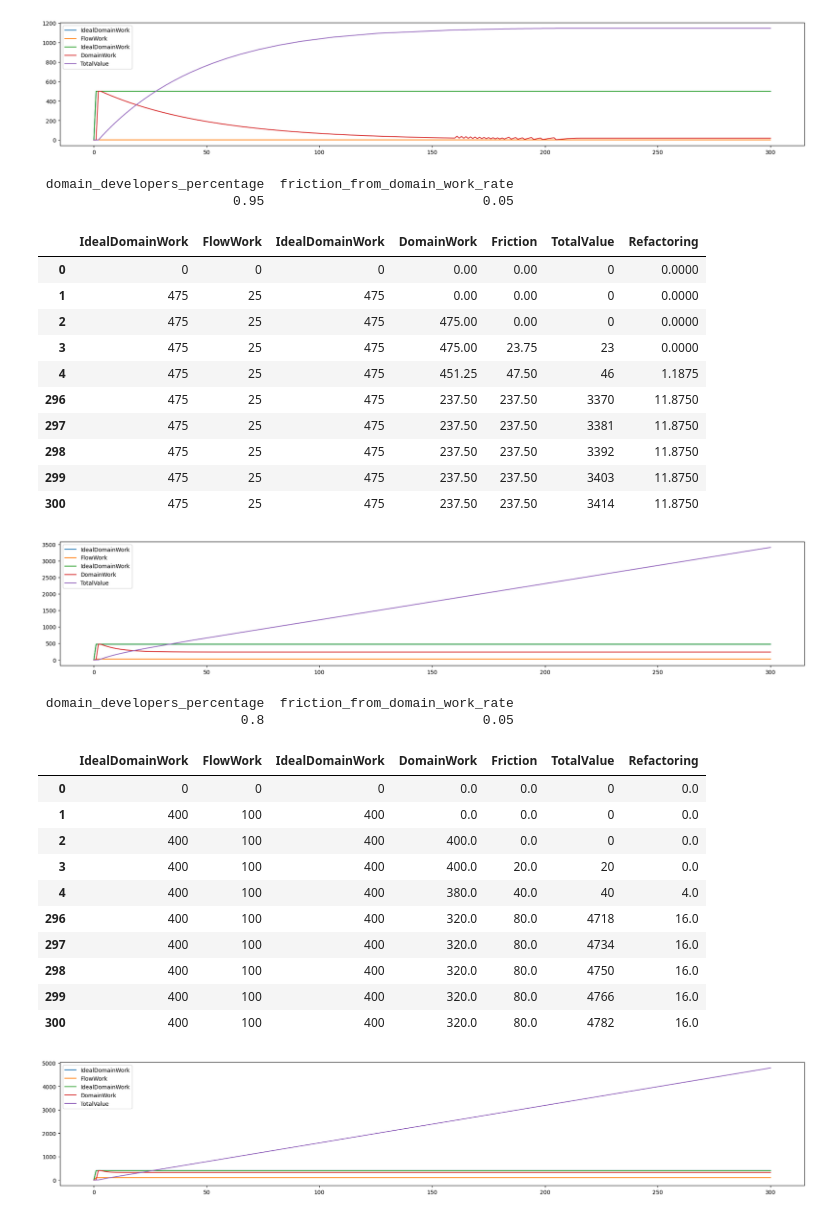
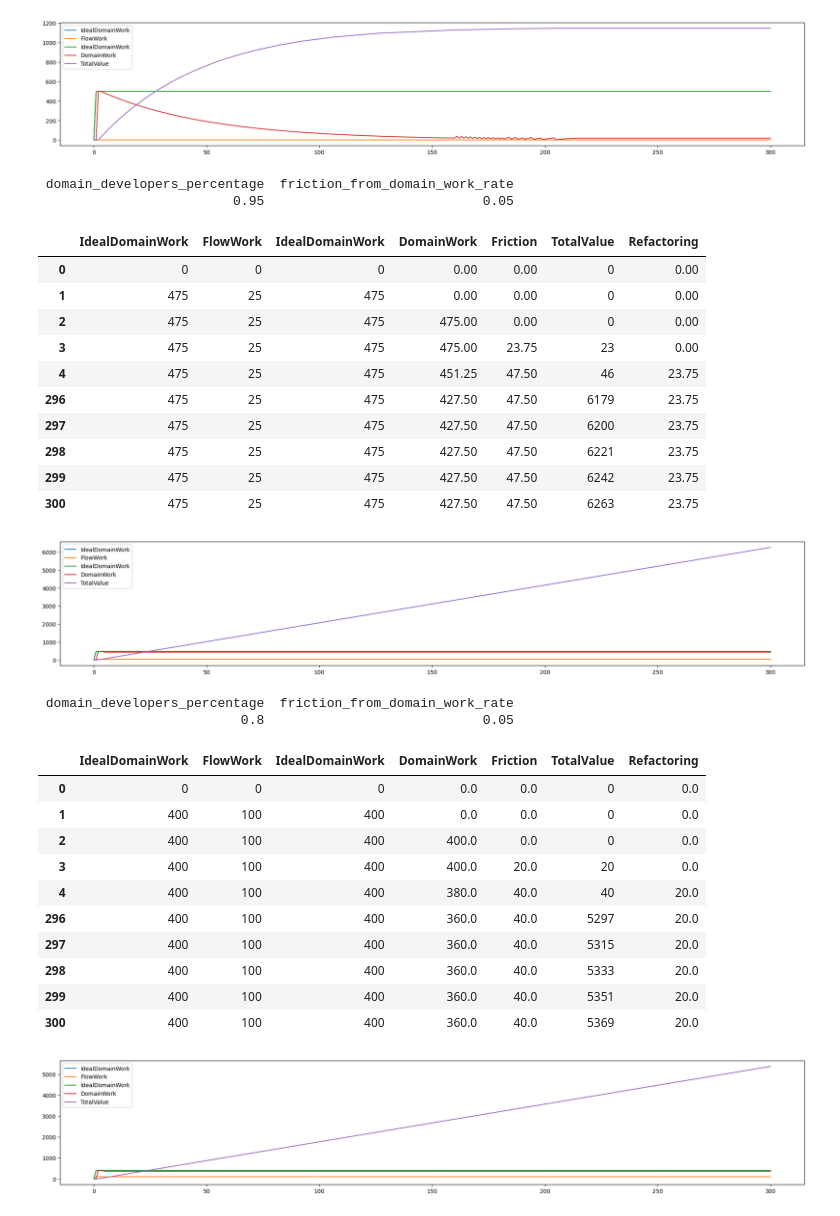
Before and after one commit to aljorhythm/system-of-work, a Jupyter notebook: friction.ipynb, the cells around one changed output. Drawn from its saved outputs; the diff is of its cells as text; code cells hidden in the pictures.

```diff
--- a/friction.ipynb
+++ b/friction.ipynb
@@ -21,20 +45,30 @@ def model_refactoring(domain_developers_percentage, friction_from_domain_work_ra
 
     spec = """
 
+    # Constant funding
     [Funding] > Developers({total_developers_count}) @ {total_developers_count}
+
+    # Funding flows into work
+    ## Ideal domain work that is directly observable by users if there were no friction
     Developers > IdealDomainWork @ {domain_developers}
+    ## Flow work includes refactoring, pipeline optimization
     Developers > FlowWork @ {flow_developers}
 
+    # Actual domain work is less that ideal due to friction
     IdealDomainWork         > [Sink] @ Conversion(1)
     [calculateDomainWork]   > DomainWork @ (IdealDomainWork - Friction)
+
+    # Domain work translates to value
+    # 0.05 is an arbitrary number for line to fit in graph nicely
     DomainWork              > TotalValue @ Conversion(0.05)
+
+    # FlowWork translates to refactoring value in some way
     FlowWork                > [Sink2] @ Conversion(1)
+    Refactoring             > [Sink3] @ Conversion(1)
+    [Refactor]              > Refactoring(0, Friction) @ FlowWork
 
-    Refactoring             > [Sink3] @ Conversion(1)
-    [Refactor]              > Refactoring(0, Friction) @ (FlowWork / Developers * Friction)
-
+    # Friction is increased by DomainWork and reduced by Refactoring
     [WorkFriction]          > Friction @ (DomainWork * {friction_from_domain_work_rate} - Refactoring)
-
 
     """.format(total_developers_count=total_developers_count, domain_developers=domain_developers, flow_developers=flow_developers, friction_from_domain_work_rate=friction_from_domain_work_rate)
     # print(spec)
@@ -50,51 +84,52 @@ def model_refactoring(domain_developers_percentage, friction_from_domain_work_ra
     df[['IdealDomainWork', 'FlowWork', 'IdealDomainWork', 'DomainWork', 'TotalValue']].plot(figsize=(24, 4))
     plt.show()
 # %%
-param_sets = [[1, 0.01], [1, 0.02], [0.95, 0.05], [0.8, 0.05], [0.5, 0.05]]
-x = [model_refactoring(param_set[0], param_set[1]) for param_set in param_sets]
+param_sets = [
+    [[""],1 ,0.01], [1, 0.02], [0.95, 0.05], [0.8, 0.05], [0.5, 0.05]]
+x = [model_refactoring(*param_set) for param_set in param_sets]
 # %% [output]
  domain_developers_percentage  friction_from_domain_work_rate
                             1                            0.01
 |  | IdealDomainWork | FlowWork | IdealDomainWork | DomainWork | Friction | TotalValue | Refactoring |
 | 0 | 0 | 0 | 0 | 0.000000 | 0.000000 | 0 | 0 |
 | 1 | 500 | 0 | 500 | 0.000000 | 0.000000 | 0 | 0 |
 | 2 | 500 | 0 | 500 | 500.000000 | 0.000000 | 0 | 0 |
 | 3 | 500 | 0 | 500 | 500.000000 | 5.000000 | 25 | 0 |
 | 4 | 500 | 0 | 500 | 495.000000 | 10.000000 | 50 | 0 |
 | 296 | 500 | 0 | 500 | 25.527574 | 474.730307 | 2227 | 0 |
 | 297 | 500 | 0 | 500 | 25.269693 | 474.985583 | 2228 | 0 |
 | 298 | 500 | 0 | 500 | 25.014417 | 475.238280 | 2229 | 0 |
 | 299 | 500 | 0 | 500 | 24.761720 | 475.488424 | 2230 | 0 |
 | 300 | 500 | 0 | 500 | 24.511576 | 475.736041 | 2231 | 0 |
 [figure]
  domain_developers_percentage  friction_from_domain_work_rate
                             1                            0.02
 |  | IdealDomainWork | FlowWork | IdealDomainWork | DomainWork | Friction | TotalValue | Refactoring |
 | 0 | 0 | 0 | 0 | 0.00000 | 0.000000 | 0 | 0 |
 | 1 | 500 | 0 | 500 | 0.00000 | 0.000000 | 0 | 0 |
 | 2 | 500 | 0 | 500 | 500.00000 | 0.000000 | 0 | 0 |
 | 3 | 500 | 0 | 500 | 500.00000 | 10.000000 | 25 | 0 |
 | 4 | 500 | 0 | 500 | 490.00000 | 20.000000 | 50 | 0 |
 | 296 | 500 | 0 | 500 | 18.76882 | 530.409553 | 1145 | 0 |
 | 297 | 500 | 0 | 500 | 18.76882 | 530.784929 | 1145 | 0 |
 | 298 | 500 | 0 | 500 | 18.76882 | 531.160305 | 1145 | 0 |
 | 299 | 500 | 0 | 500 | 18.76882 | 531.535682 | 1145 | 0 |
 | 300 | 500 | 0 | 500 | 18.76882 | 531.911058 | 1145 | 0 |
 [figure]
  domain_developers_percentage  friction_from_domain_work_rate
                          0.95                            0.05
 |  | IdealDomainWork | FlowWork | IdealDomainWork | DomainWork | Friction | TotalValue | Refactoring |
-| 0 | 0 | 0 | 0 | 0.00 | 0.00 | 0 | 0.0000 |
-| 1 | 475 | 25 | 475 | 0.00 | 0.00 | 0 | 0.0000 |
-| 2 | 475 | 25 | 475 | 475.00 | 0.00 | 0 | 0.0000 |
-| 3 | 475 | 25 | 475 | 475.00 | 23.75 | 23 | 0.0000 |
-| 4 | 475 | 25 | 475 | 451.25 | 47.50 | 46 | 1.1875 |
-| 296 | 475 | 25 | 475 | 237.50 | 237.50 | 3370 | 11.8750 |
-| 297 | 475 | 25 | 475 | 237.50 | 237.50 | 3381 | 11.8750 |
-| 298 | 475 | 25 | 475 | 237.50 | 237.50 | 3392 | 11.8750 |
-| 299 | 475 | 25 | 475 | 237.50 | 237.50 | 3403 | 11.8750 |
-| 300 | 475 | 25 | 475 | 237.50 | 237.50 | 3414 | 11.8750 |
+| 0 | 0 | 0 | 0 | 0.00 | 0.00 | 0 | 0.00 |
+| 1 | 475 | 25 | 475 | 0.00 | 0.00 | 0 | 0.00 |
+| 2 | 475 | 25 | 475 | 475.00 | 0.00 | 0 | 0.00 |
+| 3 | 475 | 25 | 475 | 475.00 | 23.75 | 23 | 0.00 |
+| 4 | 475 | 25 | 475 | 451.25 | 47.50 | 46 | 23.75 |
+| 296 | 475 | 25 | 475 | 427.50 | 47.50 | 6179 | 23.75 |
+| 297 | 475 | 25 | 475 | 427.50 | 47.50 | 6200 | 23.75 |
+| 298 | 475 | 25 | 475 | 427.50 | 47.50 | 6221 | 23.75 |
+| 299 | 475 | 25 | 475 | 427.50 | 47.50 | 6242 | 23.75 |
+| 300 | 475 | 25 | 475 | 427.50 | 47.50 | 6263 | 23.75 |
-[figure, old version]
+[figure, new version]
  domain_developers_percentage  friction_from_domain_work_rate
                           0.8                            0.05
 |  | IdealDomainWork | FlowWork | IdealDomainWork | DomainWork | Friction | TotalValue | Refactoring |
@@ -102,11 +137,11 @@ x = [model_refactoring(param_set[0], param_set[1]) for param_set in param_sets]
 | 1 | 400 | 100 | 400 | 0.0 | 0.0 | 0 | 0.0 |
 | 2 | 400 | 100 | 400 | 400.0 | 0.0 | 0 | 0.0 |
 | 3 | 400 | 100 | 400 | 400.0 | 20.0 | 20 | 0.0 |
-| 4 | 400 | 100 | 400 | 380.0 | 40.0 | 40 | 4.0 |
-| 296 | 400 | 100 | 400 | 320.0 | 80.0 | 4718 | 16.0 |
-| 297 | 400 | 100 | 400 | 320.0 | 80.0 | 4734 | 16.0 |
-| 298 | 400 | 100 | 400 | 320.0 | 80.0 | 4750 | 16.0 |
-| 299 | 400 | 100 | 400 | 320.0 | 80.0 | 4766 | 16.0 |
-| 300 | 400 | 100 | 400 | 320.0 | 80.0 | 4782 | 16.0 |
+| 4 | 400 | 100 | 400 | 380.0 | 40.0 | 40 | 20.0 |
+| 296 | 400 | 100 | 400 | 360.0 | 40.0 | 5297 | 20.0 |
+| 297 | 400 | 100 | 400 | 360.0 | 40.0 | 5315 | 20.0 |
+| 298 | 400 | 100 | 400 | 360.0 | 40.0 | 5333 | 20.0 |
+| 299 | 400 | 100 | 400 | 360.0 | 40.0 | 5351 | 20.0 |
+| 300 | 400 | 100 | 400 | 360.0 | 40.0 | 5369 | 20.0 |
-[figure, old version]
+[figure, new version]
 ... (3 outputs left out)
```
Also changed, not shown: parts of 3 cells of this notebook, 1 other file.
